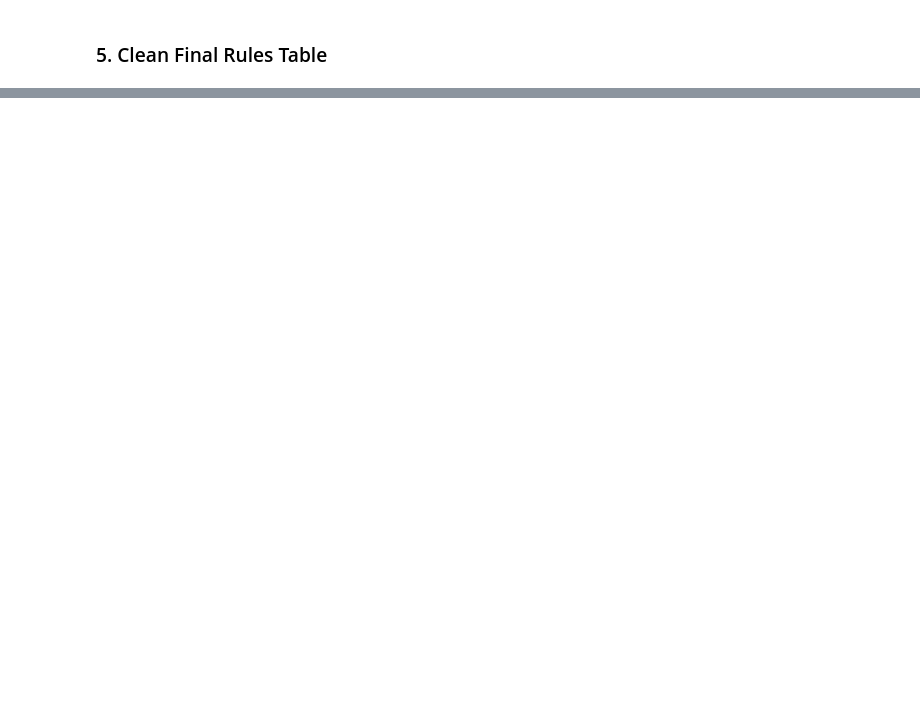
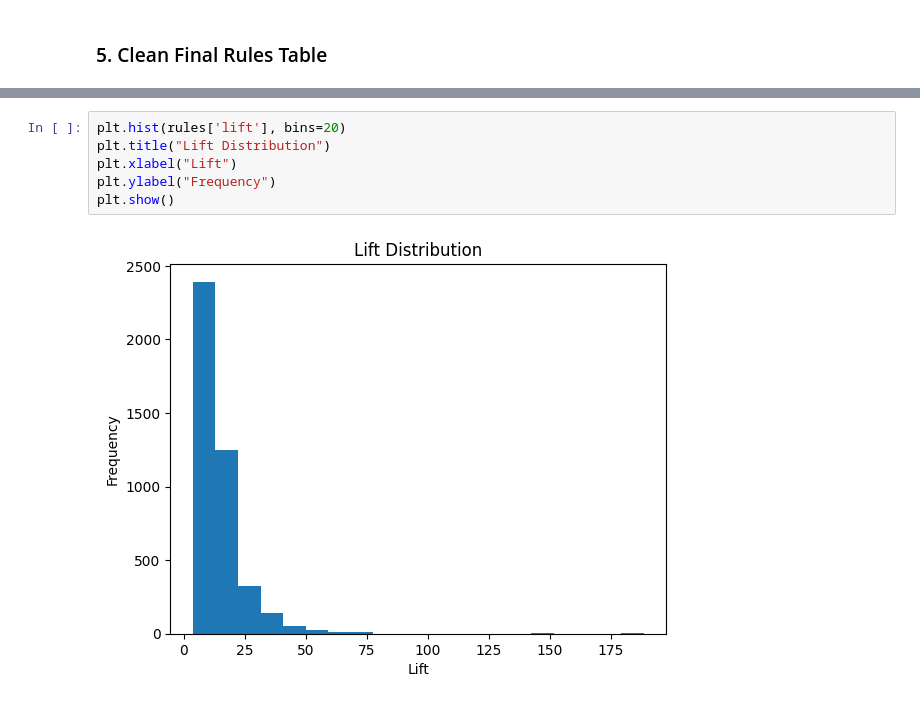
Before and after one commit to aliabdou92019/ecommerce-recommendation-engine, a Jupyter notebook: notebooks/02_fp_growth.ipynb, the cells around one changed output, grey strips where cells are left out. Saved outputs shown, nothing was run; the diff lists cells and outputs as text; blank space fills up the shorter version.

```diff
--- a/notebooks/02_fp_growth.ipynb
+++ b/notebooks/02_fp_growth.ipynb
@@ -151,0 +166,8 @@ Example product: Monitor DarkKhaki 939
+# %%
+plt.hist(rules['lift'], bins=20)
+plt.title("Lift Distribution")
+plt.xlabel("Lift")
+plt.ylabel("Frequency")
+plt.show()
+# %% [output]
+[figure, added]
```
Also changed, not shown: parts of 9 cells of this notebook, 3 other files.
